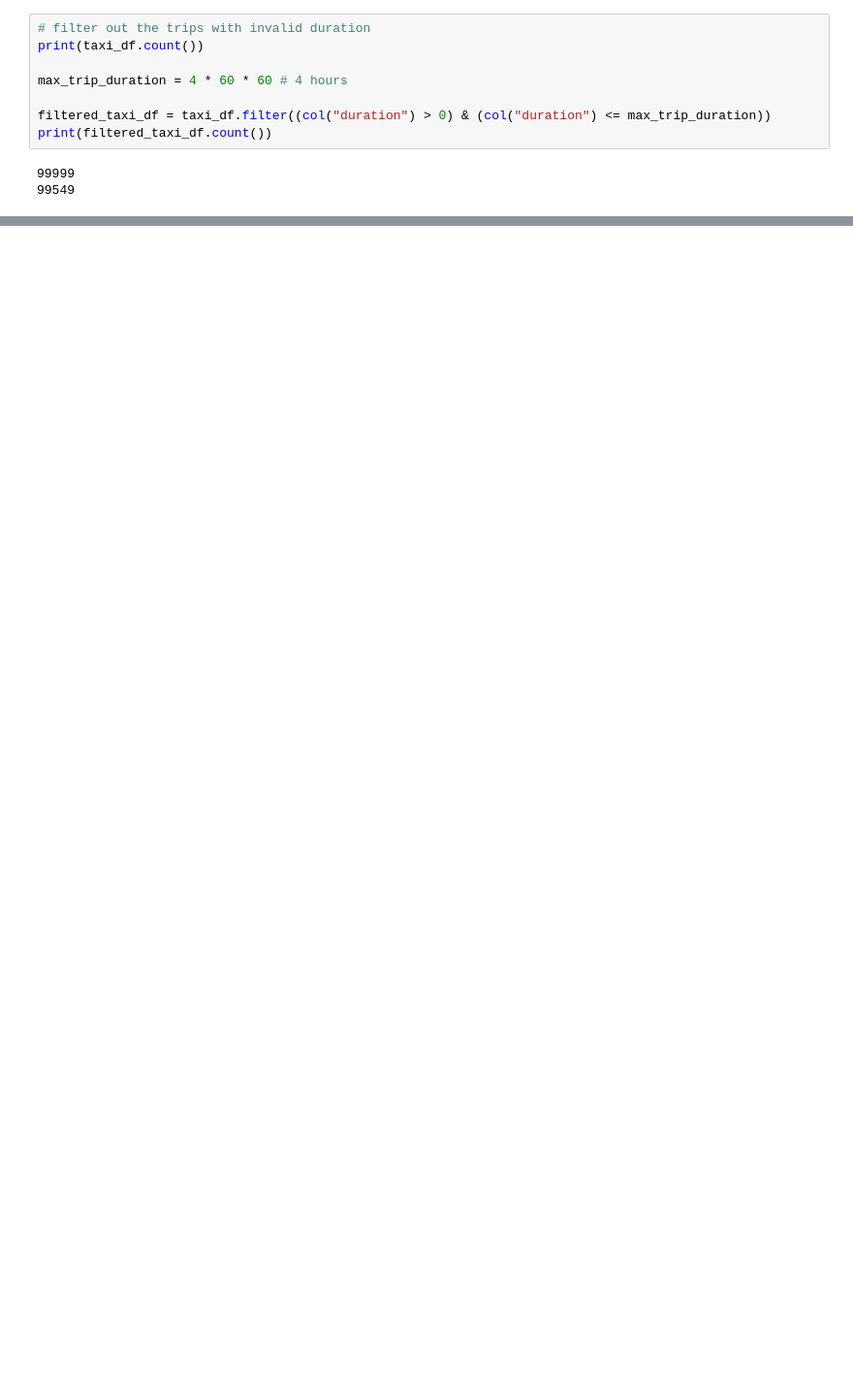
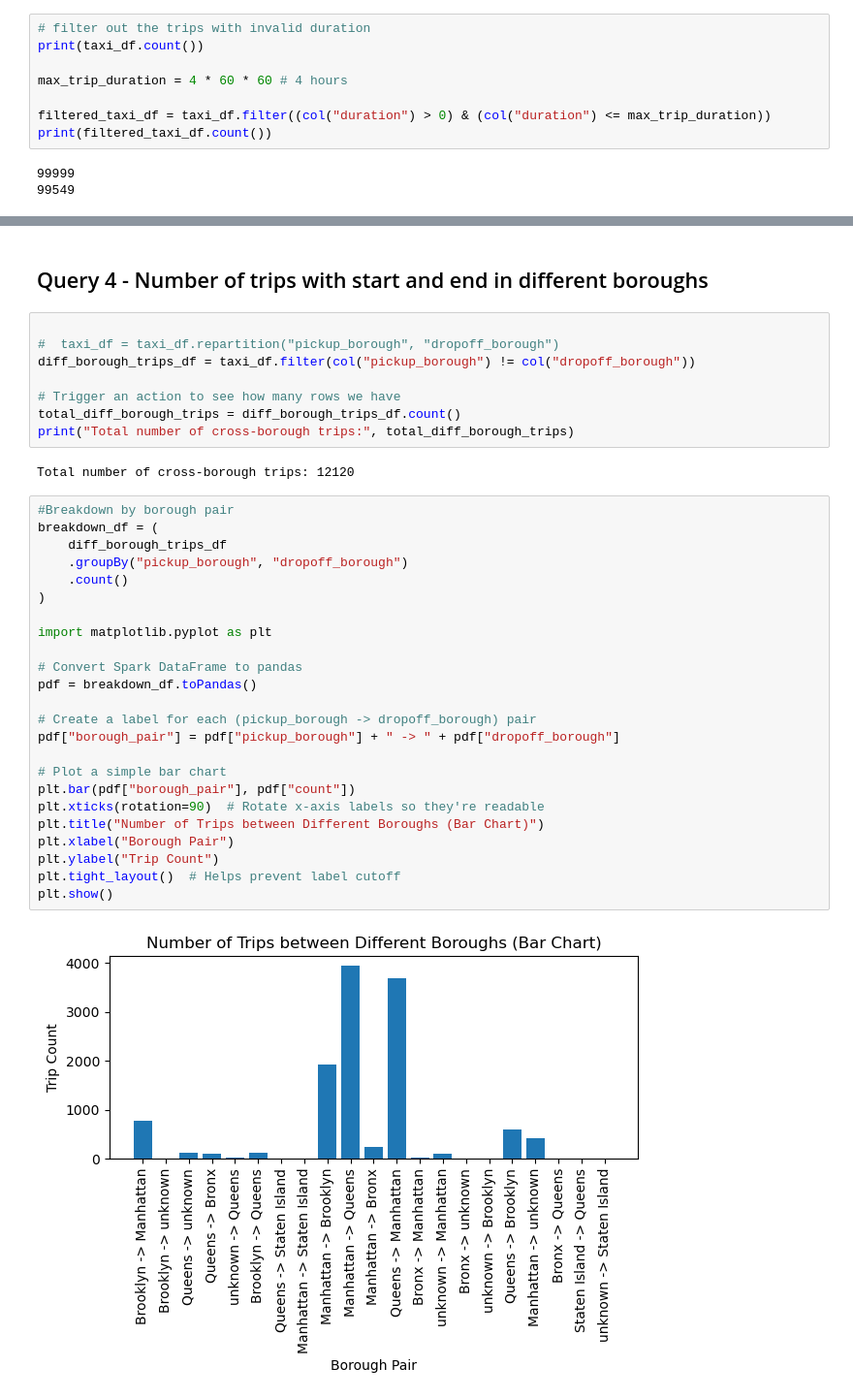
Before and after one commit to PhashaD/bdm-project-group12, a Jupyter notebook: projects/project1/project1.ipynb, the cells around one changed output, grey strips where cells are left out. Shown at 97% size. Saved outputs shown, nothing was run; the diff lists cells and outputs as text; blank space fills up the shorter version.

```diff
--- a/projects/project1/project1.ipynb
+++ b/projects/project1/project1.ipynb
@@ -256,0 +304,38 @@ avg_time_per_borough.show()
+# %% [markdown]
+## Query 4 - Number of trips with start and end in different boroughs
+# %%
+
+#  taxi_df = taxi_df.repartition("pickup_borough", "dropoff_borough")
+diff_borough_trips_df = taxi_df.filter(col("pickup_borough") != col("dropoff_borough"))
+
+# Trigger an action to see how many rows we have
+total_diff_borough_trips = diff_borough_trips_df.count()
+print("Total number of cross-borough trips:", total_diff_borough_trips)
+# %% [output]
+Total number of cross-borough trips: 12120
+# %%
+#Breakdown by borough pair
+breakdown_df = (
+    diff_borough_trips_df
+    .groupBy("pickup_borough", "dropoff_borough")
+    .count()
+)
+
+import matplotlib.pyplot as plt
+
+# Convert Spark DataFrame to pandas
+pdf = breakdown_df.toPandas()
+
+# Create a label for each (pickup_borough -> dropoff_borough) pair
+pdf["borough_pair"] = pdf["pickup_borough"] + " -> " + pdf["dropoff_borough"]
+
+# Plot a simple bar chart
+plt.bar(pdf["borough_pair"], pdf["count"])
+plt.xticks(rotation=90)  # Rotate x-axis labels so they're readable
+plt.title("Number of Trips between Different Boroughs (Bar Chart)")
+plt.xlabel("Borough Pair")
+plt.ylabel("Trip Count")
+plt.tight_layout()  # Helps prevent label cutoff
+plt.show()
+# %% [output]
+[figure, added]
```
Also changed, not shown: parts of 17 cells of this notebook.
